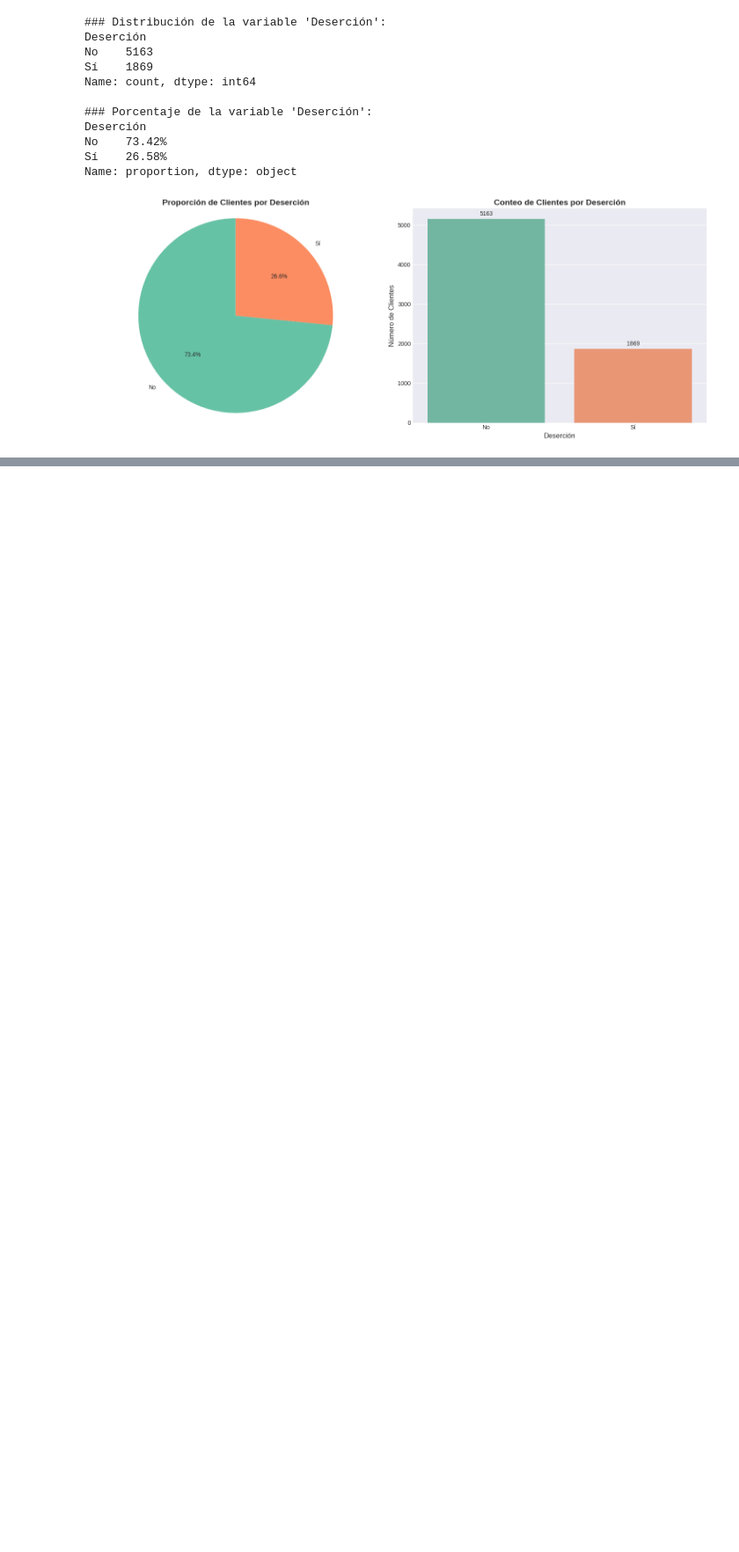
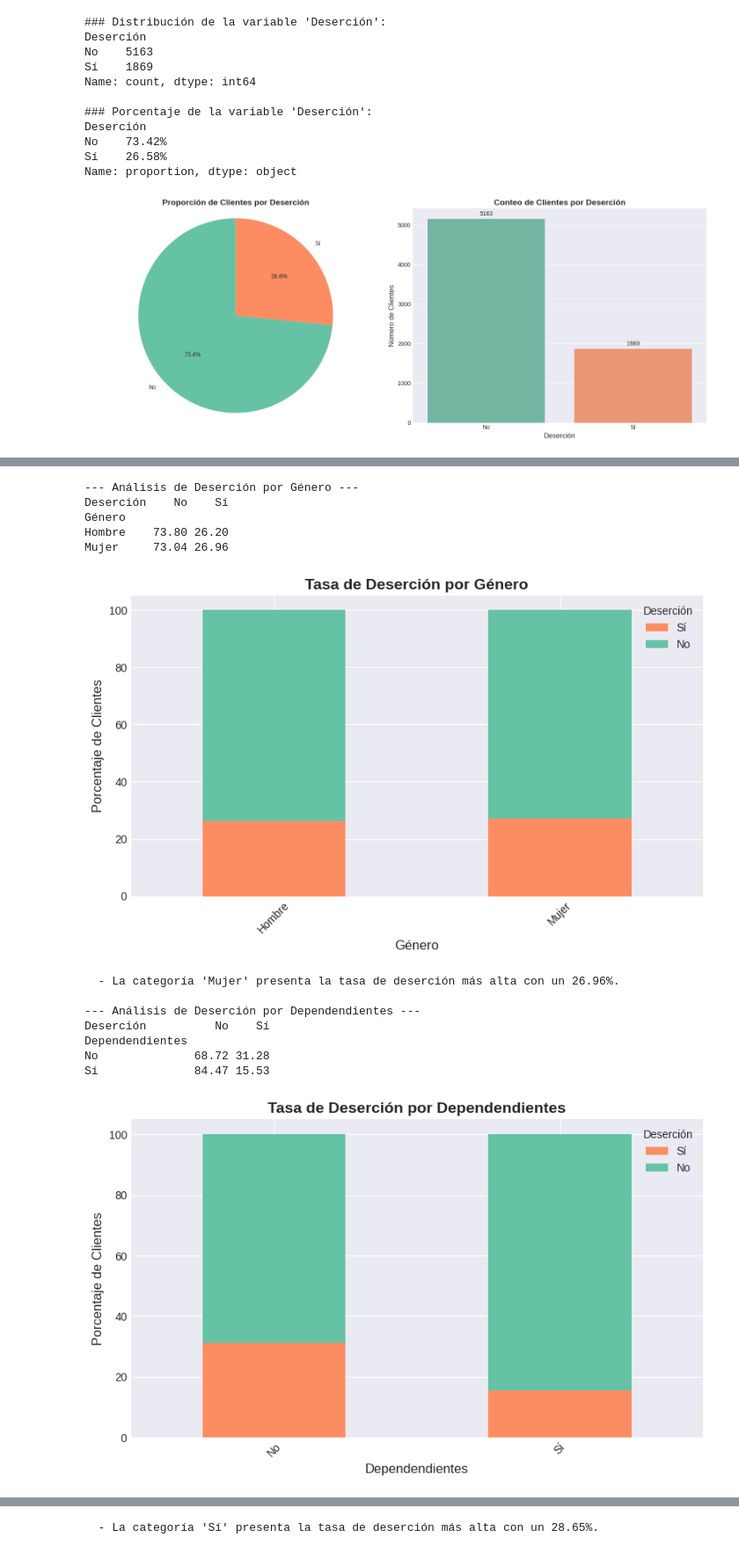
Before and after one commit to lainaker7/Desafio2-TelecomX, a Jupyter notebook: TELECOM_X_ALURA_CHALLENGE_Public.ipynb, the cells around one changed output, grey strips where cells are left out. Shown at 88% size. Drawn from its saved outputs; the diff is of its cells as text; code cells hidden in the pictures; blank space fills up the shorter version.

```diff
--- a/TELECOM_X_ALURA_CHALLENGE_Public.ipynb
+++ b/TELECOM_X_ALURA_CHALLENGE_Public.ipynb
@@ -920,0 +924,58 @@ Name: proportion, dtype: object
+# %%
+def analizar_evasion_por_categoria(df, categoria_col):
+    """
+    Calcula y visualiza la tasa de deserción para una columna categórica dada.
+    """
+    print(f"\n--- Análisis de Deserción por {categoria_col} ---")
+
+    # Calcular la tabla de contingencia y porcentajes
+    crosstab = pd.crosstab(df[categoria_col], df['Deserción'], normalize='index') * 100
+    print(crosstab.round(2))
+
+    # Graficar la distribución de la deserción por categoría
+    fig, ax = plt.subplots(figsize=(8, 5))
+    crosstab[['Sí', 'No']].plot(kind='bar', stacked=True, color=['#fc8d62', '#66c2a5'], ax=ax)
+    ax.set_title(f'Tasa de Deserción por {categoria_col}', fontsize=14, fontweight='bold')
+    ax.set_xlabel(categoria_col, fontsize=12)
+    ax.set_ylabel('Porcentaje de Clientes', fontsize=12)
+    ax.tick_params(axis='x', rotation=45)
+    ax.legend(title='Deserción')
+    plt.tight_layout()
+    plt.show()
+
+    # Identificar patrones de deserción
+    if 'Sí' in crosstab.columns:
+        max_churn_category = crosstab['Sí'].idxmax()
+        max_churn_rate = crosstab['Sí'].max()
+        print(f"  - La categoría '{max_churn_category}' presenta la tasa de deserción más alta con un {max_churn_rate:.2f}%.")
+
+# Variables categóricas clave a analizar
+categorical_vars = [
+    'Género',
+    'Dependendientes',
+    'Contrato',
+    'Metodo_de_pago',
+    'Líneas_Multiples',
+]
+
+# Ejecutar el análisis para cada variable
+for col in categorical_vars:
+    if col in df_completo_espanol.columns:
+        analizar_evasion_por_categoria(df_completo_espanol, col)
+    else:
+        print(f"La columna '{col}' no se encuentra en el DataFrame.")
+# %% [output]
+--- Análisis de Deserción por Género ---
+Deserción    No    Sí
+Género
+Hombre    73.80 26.20
+Mujer     73.04 26.96
+[figure, added]
+  - La categoría 'Mujer' presenta la tasa de deserción más alta con un 26.96%.
+
+--- Análisis de Deserción por Dependendientes ---
+Deserción          No    Sí
+Dependendientes
+No              68.72 31.28
+Sí              84.47 15.53
+[figure, added]
@@ -920,0 +1010 @@ Name: proportion, dtype: object
+  - La categoría 'Sí' presenta la tasa de deserción más alta con un 28.65%.
```
Also changed, not shown: parts of 2 cells of this notebook.
